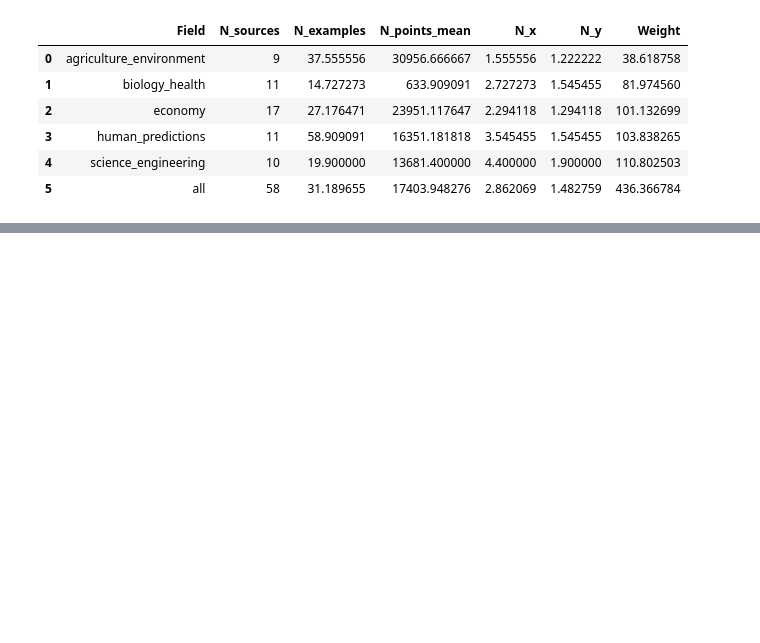
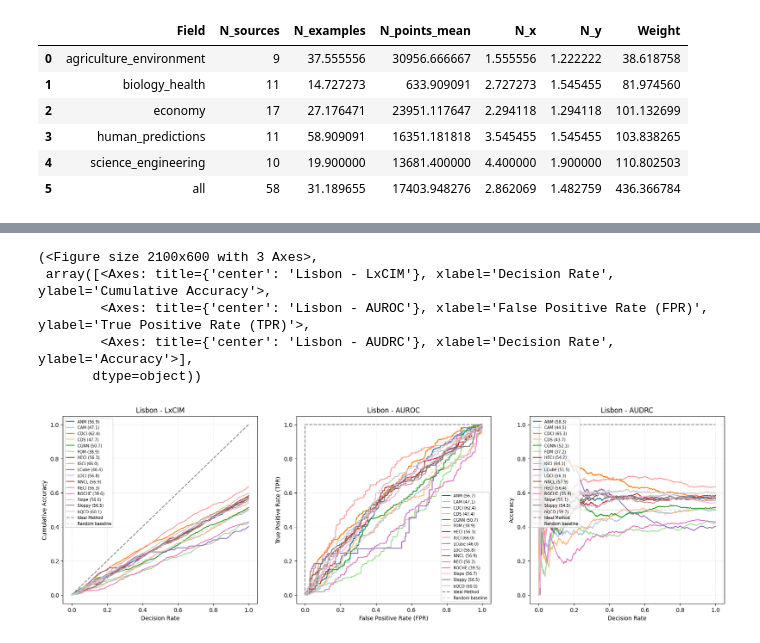
Before and after one commit to tiagobrogueira/Causal-Discovery-In-Exchangeable-Data, a Jupyter notebook: bicausal/lisbon_paper.ipynb, the cells around one changed output, grey strips where cells are left out. Drawn from its saved outputs; the diff is of its cells as text; code cells hidden in the pictures; blank space fills up the shorter version.

```diff
--- a/bicausal/lisbon_paper.ipynb
+++ b/bicausal/lisbon_paper.ipynb
@@ -210,0 +198,9 @@ Table saved to: table\Lisbon paper - Table 2 - Lisbon results.tex
+# %%
+plot_dataset_curves("Lisbon", methods=all_methods, metrics=["LxCIM","AUROC","AUDRC"],include_variations=True, show_params=False, figure_name="Lisbon paper - Figure 3 - Lisbon curves")
+# %% [output]
+(<Figure size 2100x600 with 3 Axes>,
+ array([<Axes: title={'center': 'Lisbon - LxCIM'}, xlabel='Decision Rate', ylabel='Cumulative Accuracy'>,
+        <Axes: title={'center': 'Lisbon - AUROC'}, xlabel='False Positive Rate (FPR)', ylabel='True Positive Rate (TPR)'>,
+        <Axes: title={'center': 'Lisbon - AUDRC'}, xlabel='Decision Rate', ylabel='Accuracy'>],
+       dtype=object))
+[figure, added]
```
Also changed, not shown: parts of 6 cells of this notebook, 39 other files.
